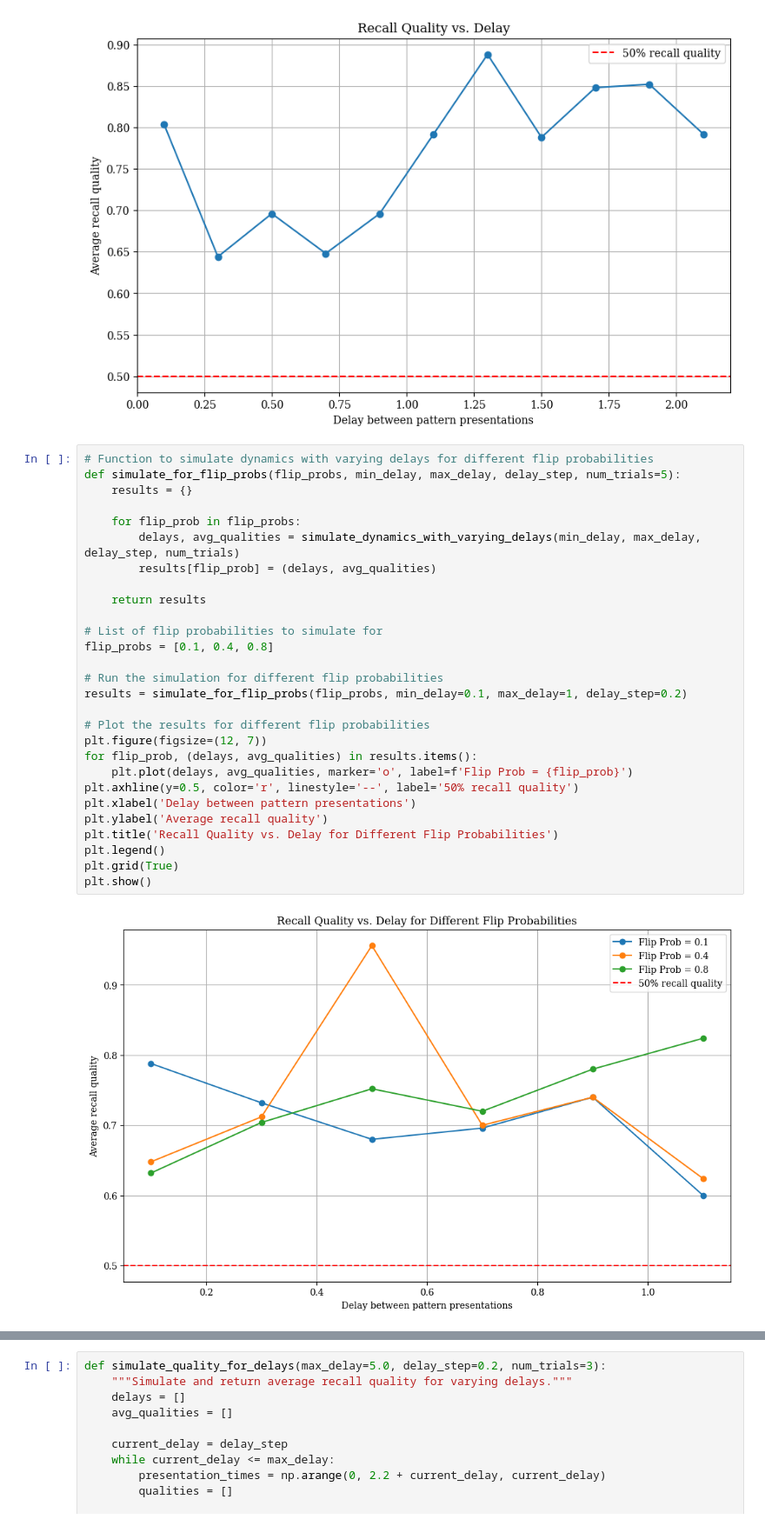
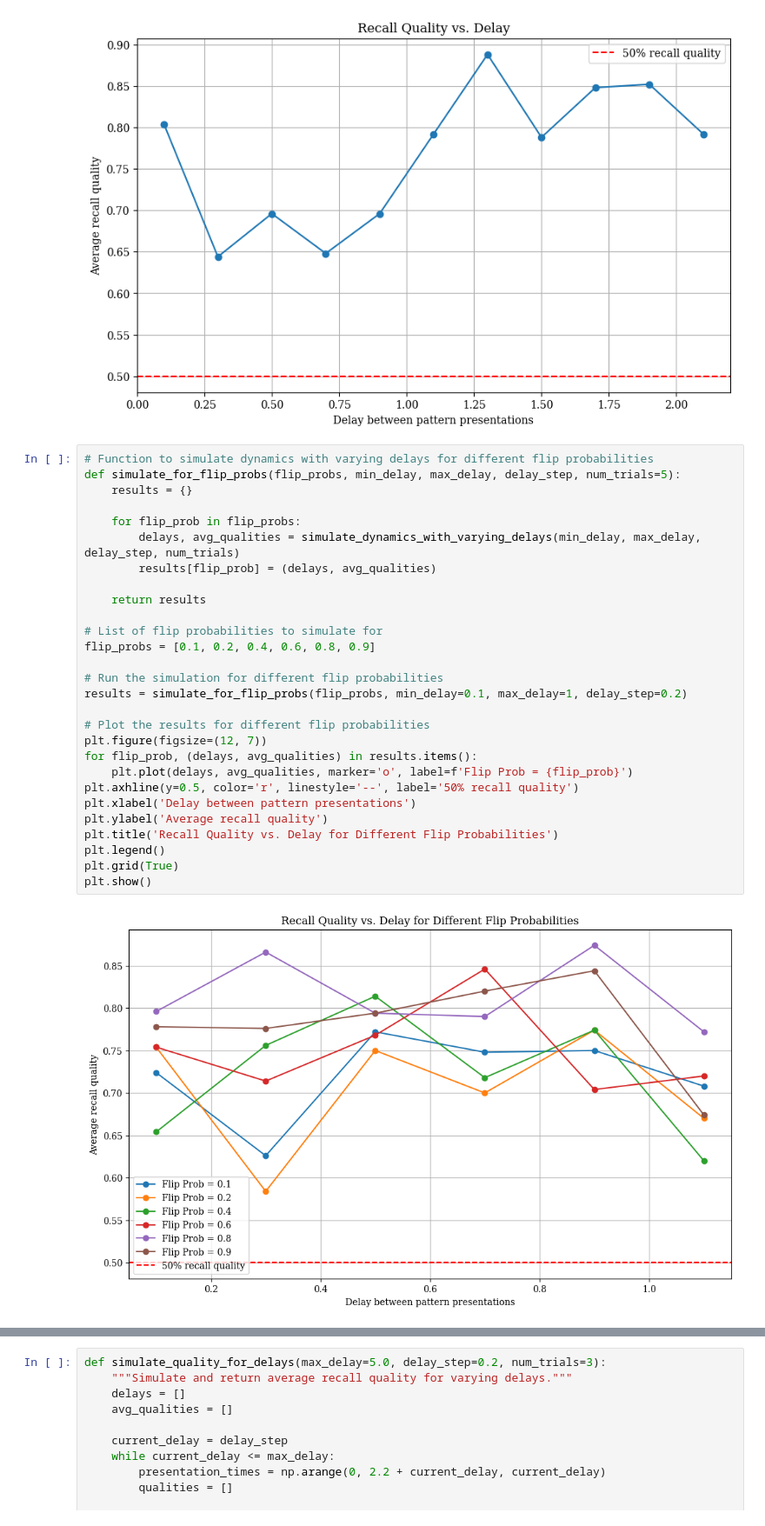
Before and after one commit to anhvt00/Memory-Modelling-using-Hopfield-Network, a Jupyter notebook: Modelling_long_term_and_short_term_memory_using_an_attractor_neural_network_with_triple_well_connections.ipynb, the cells around one changed output, grey strips where cells are left out. Shown at 87% size. Cells and saved outputs as stored; diff of their text form.

```diff
--- a/Modelling_long_term_and_short_term_memory_using_an_attractor_neural_network_with_triple_well_connections.ipynb
+++ b/Modelling_long_term_and_short_term_memory_using_an_attractor_neural_network_with_triple_well_connections.ipynb
@@ -455,30 +459,30 @@ plt.show()
 # %%
 # Function to simulate dynamics with varying delays for different flip probabilities
 def simulate_for_flip_probs(flip_probs, min_delay, max_delay, delay_step, num_trials=5):
     results = {}
 
     for flip_prob in flip_probs:
         delays, avg_qualities = simulate_dynamics_with_varying_delays(min_delay, max_delay, delay_step, num_trials)
         results[flip_prob] = (delays, avg_qualities)
 
     return results
 
 # List of flip probabilities to simulate for
-flip_probs = [0.1, 0.4, 0.8]
+flip_probs = [0.1, 0.2, 0.4, 0.6, 0.8, 0.9]
 
 # Run the simulation for different flip probabilities
 results = simulate_for_flip_probs(flip_probs, min_delay=0.1, max_delay=1, delay_step=0.2)
 
 # Plot the results for different flip probabilities
 plt.figure(figsize=(12, 7))
 for flip_prob, (delays, avg_qualities) in results.items():
     plt.plot(delays, avg_qualities, marker='o', label=f'Flip Prob = {flip_prob}')
 plt.axhline(y=0.5, color='r', linestyle='--', label='50% recall quality')
 plt.xlabel('Delay between pattern presentations')
 plt.ylabel('Average recall quality')
 plt.title('Recall Quality vs. Delay for Different Flip Probabilities')
 plt.legend()
 plt.grid(True)
 plt.show()
 # %% [output]
-[figure, old version]
+[figure, new version]
```
Also changed, not shown: parts of 44 cells of this notebook.
